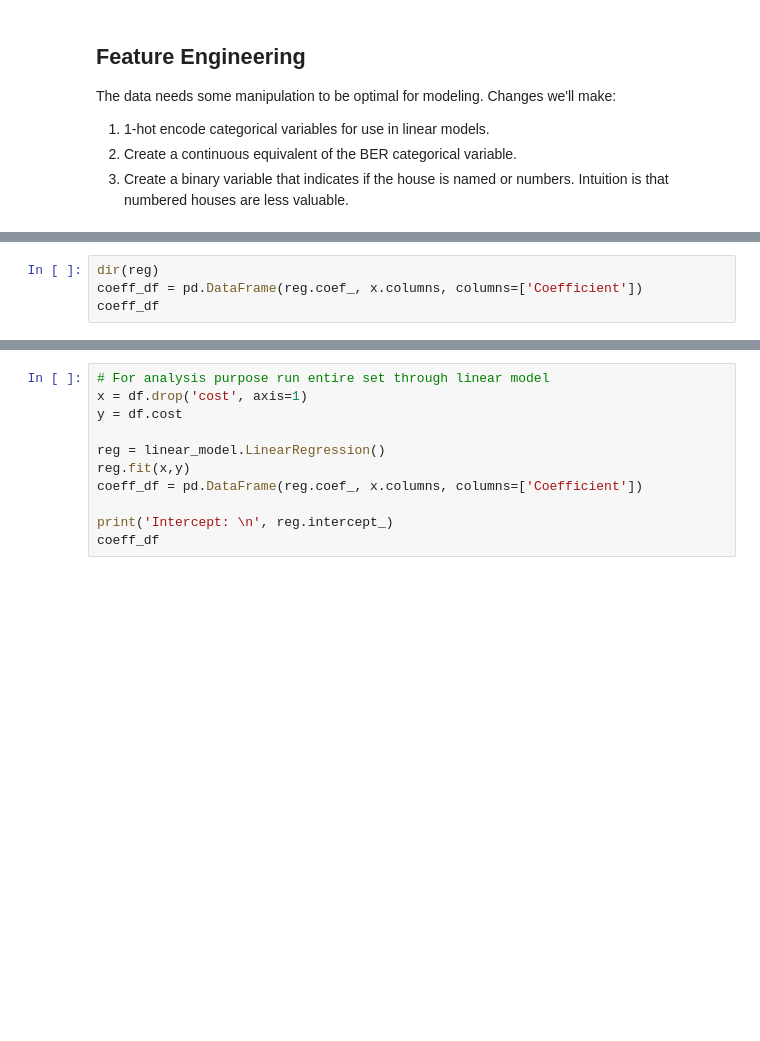
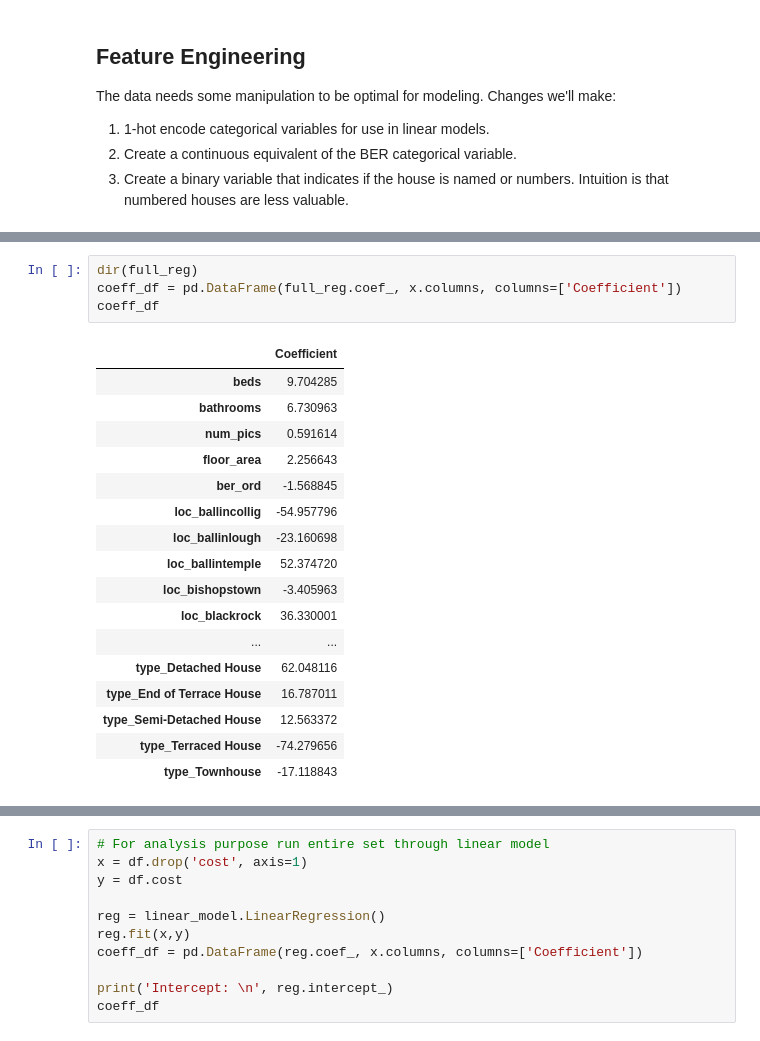
Before and after one commit to conorsobrien/CorkPropertyPrices, a Jupyter notebook: exploration_and_regression.ipynb, the cells around one changed output, grey strips where cells are left out. Saved outputs shown, nothing was run; the diff lists cells and outputs as text; blank space fills up the shorter version.

```diff
--- a/exploration_and_regression.ipynb
+++ b/exploration_and_regression.ipynb
@@ -160,5 +229,23 @@ print("R2: ", r2_score(y_true,y_pred))
 # %%
-dir(reg)
-coeff_df = pd.DataFrame(reg.coef_, x.columns, columns=['Coefficient'])
+dir(full_reg)
+coeff_df = pd.DataFrame(full_reg.coef_, x.columns, columns=['Coefficient'])
 coeff_df
+# %% [output]
+|  | Coefficient |
+| beds | 9.704285 |
+| bathrooms | 6.730963 |
+| num_pics | 0.591614 |
+| floor_area | 2.256643 |
+| ber_ord | -1.568845 |
+| loc_ballincollig | -54.957796 |
+| loc_ballinlough | -23.160698 |
+| loc_ballintemple | 52.374720 |
+| loc_bishopstown | -3.405963 |
+| loc_blackrock | 36.330001 |
+| ... | ... |
+| type_Detached House | 62.048116 |
+| type_End of Terrace House | 16.787011 |
+| type_Semi-Detached House | 12.563372 |
+| type_Terraced House | -74.279656 |
+| type_Townhouse | -17.118843 |
 # %%
```
Also changed, not shown: parts of 17 cells of this notebook, 1 other file.
